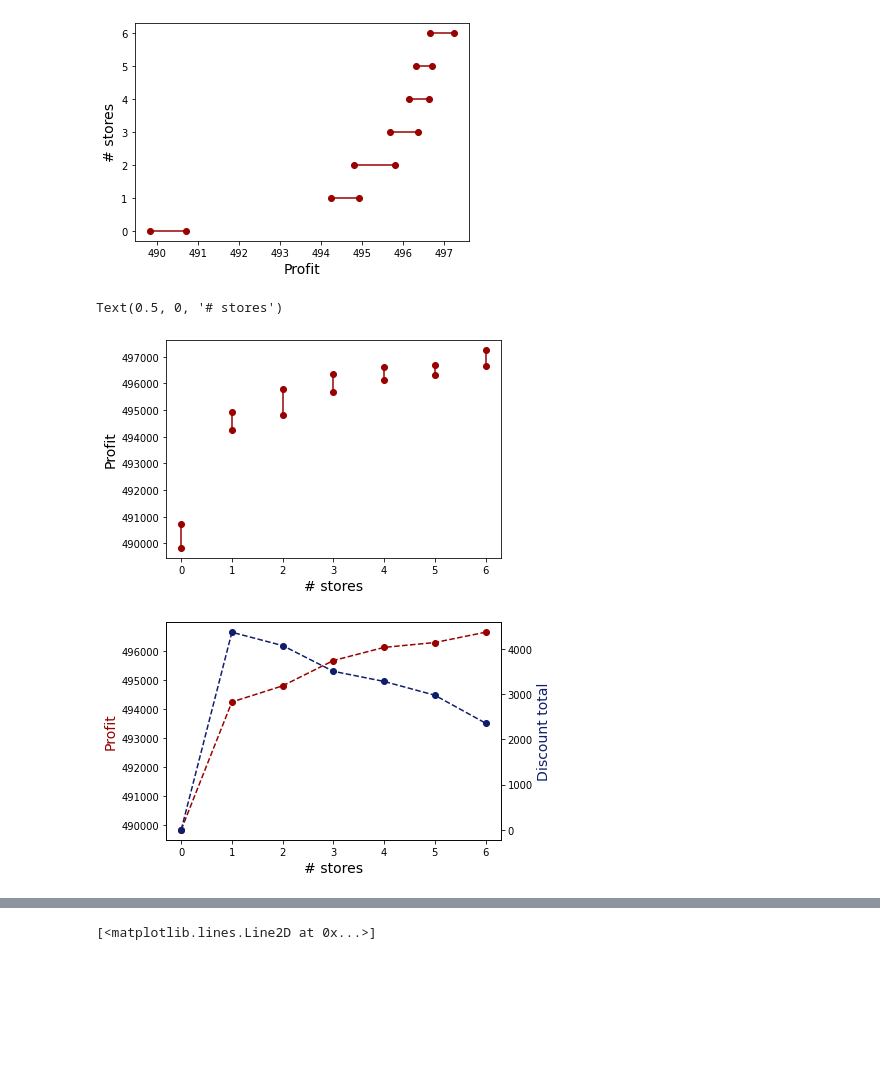
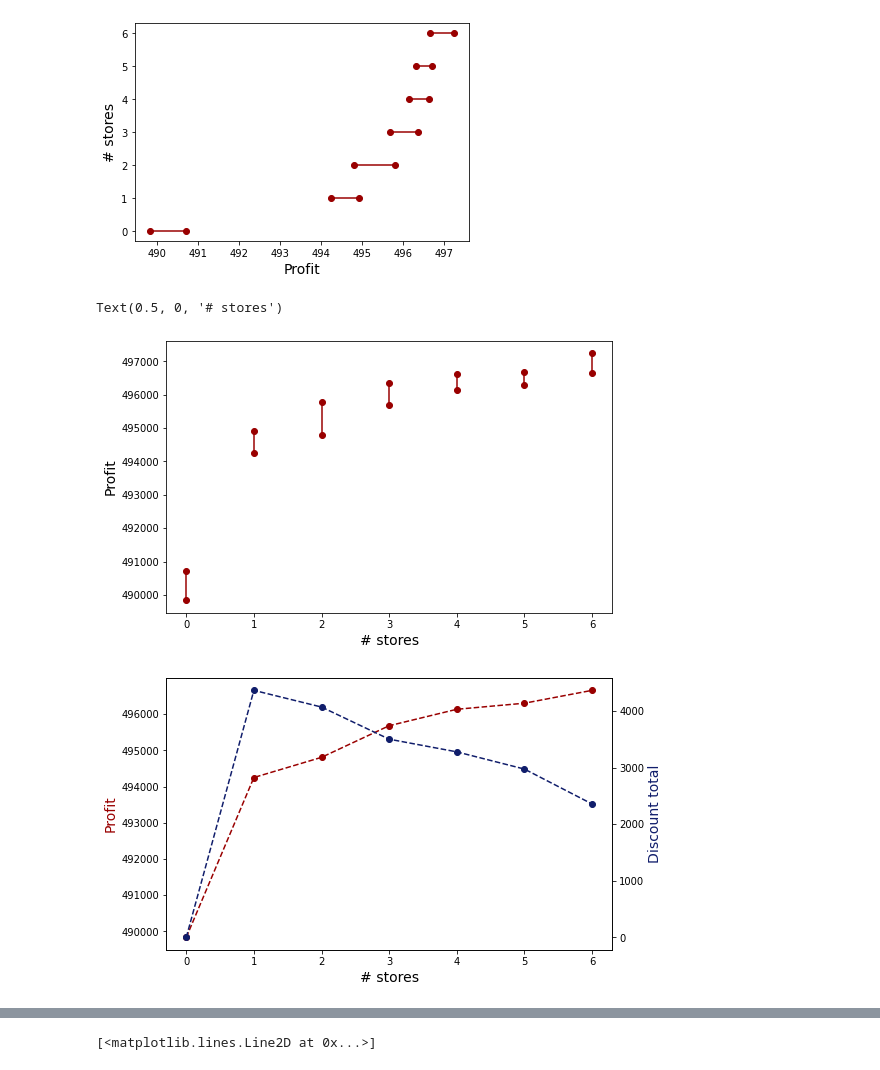
Before and after one commit to riabova/bilevel_pricing, a Jupyter notebook: code/python/plots.ipynb, the cells around one changed output, grey strips where cells are left out. Saved outputs shown, nothing was run; the diff lists cells and outputs as text; code cells hidden in the pictures; blank space fills up the shorter version.

Commit message:
adding plots

```diff
--- a/code/python/plots.ipynb
+++ b/code/python/plots.ipynb
@@ -35,20 +35,21 @@ plt.ylabel("# stores", fontsize=14)
 Text(0, 0.5, '# stores')
 [figure]
 # %%
+fig,ax = plt.subplots(figsize=(8, 5))
 for i in range(7):
     plt.plot((i, i), (intervals[i][0], intervals[i][1]), 'ro-', color="#990000")
 plt.xticks(range(7))
 plt.ylabel("Profit", fontsize=14)
 plt.xlabel("# stores", fontsize=14)
 # %% [output]
 Text(0.5, 0, '# stores')
-[figure, old version]
+[figure, new version]
 # %%
 rcosts = [16873, 7467, 7206, 6901, 6670, 6805, 7069]
 spent = [0, 4367, 4072, 3504, 3280, 2976, 2359]
 # %%
 # create figure and axis objects with subplots()
-fig,ax = plt.subplots()
+fig,ax = plt.subplots(figsize=(8, 5))
 # make a plot
 ax.plot(range(7), [x[0] for x in intervals], color="#990000", marker="o", linestyle="--")
 # set x-axis label
@@ -64,7 +65,7 @@ plt.show()
 # save the plot as a file
 #fig.savefig('two_different_y_axis_for_single_python_plot_with_twinx.jpg', format='jpeg', dpi=100, bbox_inches='tight')
 # %% [output]
-[figure, old version]
+[figure, new version]
 # %%
 pprods = [70.5, 70.5, 73.2, 79.5, 79.5, 78.6]
 pcusts = [70, 68.3, 71.7, 76.7, 78.3, 78.3]
```
Also changed, not shown: parts of 2 cells of this notebook.
